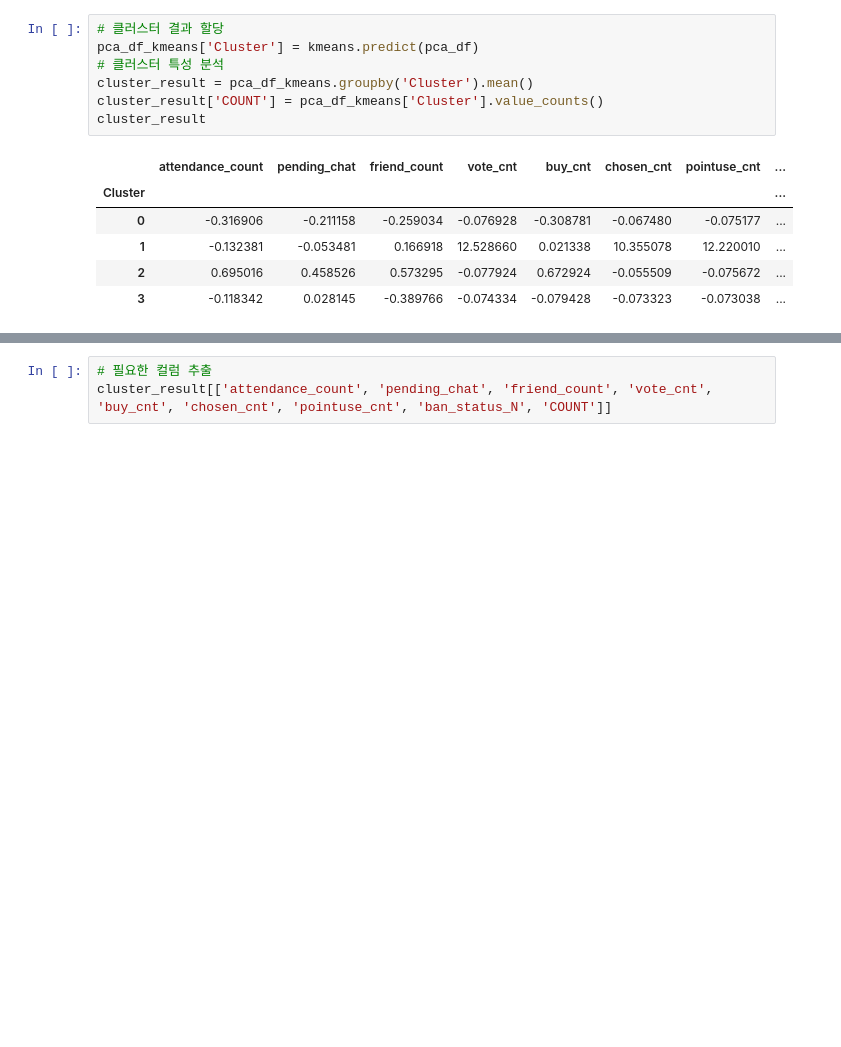
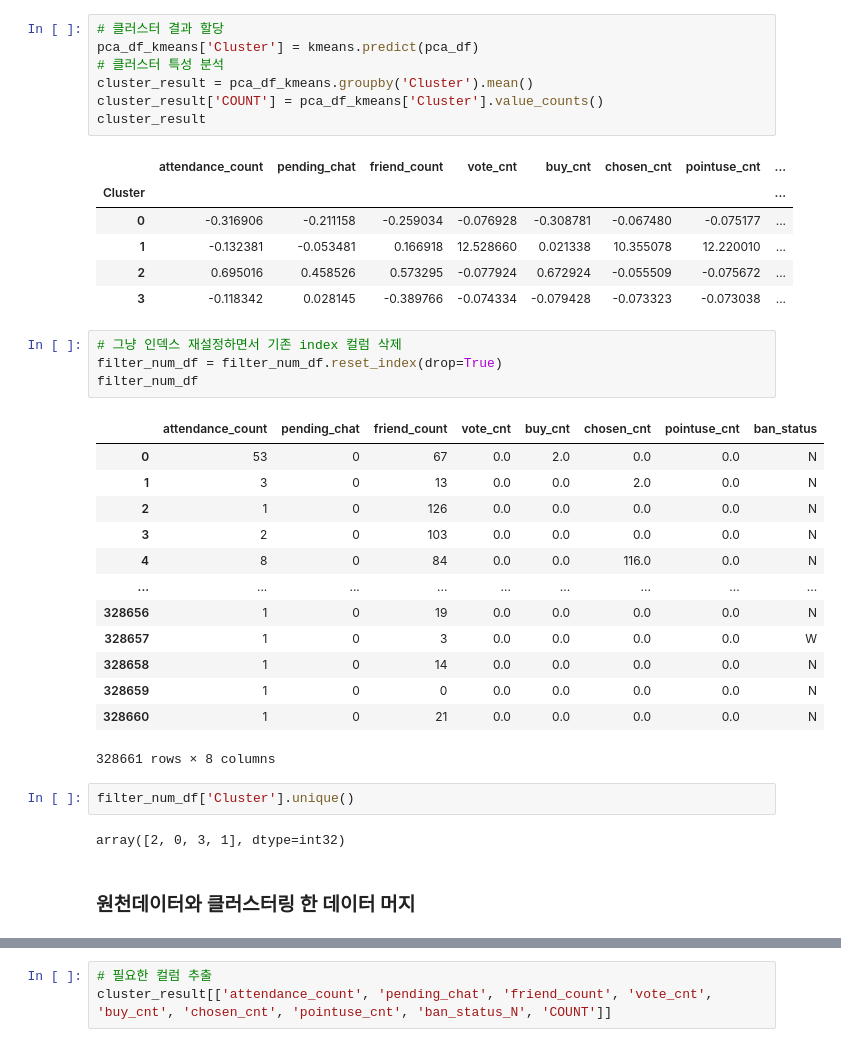
Before and after one commit to goheejieuri/final_project_team3, a Jupyter notebook: preprocessingmnsyeon.ipynb, the cells around one changed output, grey strips where cells are left out. Drawn from its saved outputs; the diff is of its cells as text; blank space fills up the shorter version.

Commit message:
클러스터링 추가

```diff
--- a/preprocessingmnsyeon.ipynb
+++ b/preprocessingmnsyeon.ipynb
@@ -2476,3 +2524,27 @@ cluster_result
 | 1 | -0.132381 | -0.053481 | 0.166918 | 12.528660 | 0.021338 | 10.355078 | 12.220010 | ... |
 | 2 | 0.695016 | 0.458526 | 0.573295 | -0.077924 | 0.672924 | -0.055509 | -0.075672 | ... |
 | 3 | -0.118342 | 0.028145 | -0.389766 | -0.074334 | -0.079428 | -0.073323 | -0.073038 | ... |
+# %%
+# 그냥 인덱스 재설정하면서 기존 index 컬럼 삭제
+filter_num_df = filter_num_df.reset_index(drop=True)
+filter_num_df
+# %% [output]
+|  | attendance_count | pending_chat | friend_count | vote_cnt | buy_cnt | chosen_cnt | pointuse_cnt | ban_status |
+| 0 | 53 | 0 | 67 | 0.0 | 2.0 | 0.0 | 0.0 | N |
+| 1 | 3 | 0 | 13 | 0.0 | 0.0 | 2.0 | 0.0 | N |
+| 2 | 1 | 0 | 126 | 0.0 | 0.0 | 0.0 | 0.0 | N |
+| 3 | 2 | 0 | 103 | 0.0 | 0.0 | 0.0 | 0.0 | N |
+| 4 | 8 | 0 | 84 | 0.0 | 0.0 | 116.0 | 0.0 | N |
+| ... | ... | ... | ... | ... | ... | ... | ... | ... |
+| 328656 | 1 | 0 | 19 | 0.0 | 0.0 | 0.0 | 0.0 | N |
+| 328657 | 1 | 0 | 3 | 0.0 | 0.0 | 0.0 | 0.0 | W |
+| 328658 | 1 | 0 | 14 | 0.0 | 0.0 | 0.0 | 0.0 | N |
+| 328659 | 1 | 0 | 0 | 0.0 | 0.0 | 0.0 | 0.0 | N |
+| 328660 | 1 | 0 | 21 | 0.0 | 0.0 | 0.0 | 0.0 | N |
+328661 rows × 8 columns
+# %%
+filter_num_df['Cluster'].unique()
+# %% [output]
+array([2, 0, 3, 1], dtype=int32)
+# %% [markdown]
+### 원천데이터와 클러스터링 한 데이터 머지
```
Also changed, not shown: parts of 13 cells of this notebook, 1 other file.
